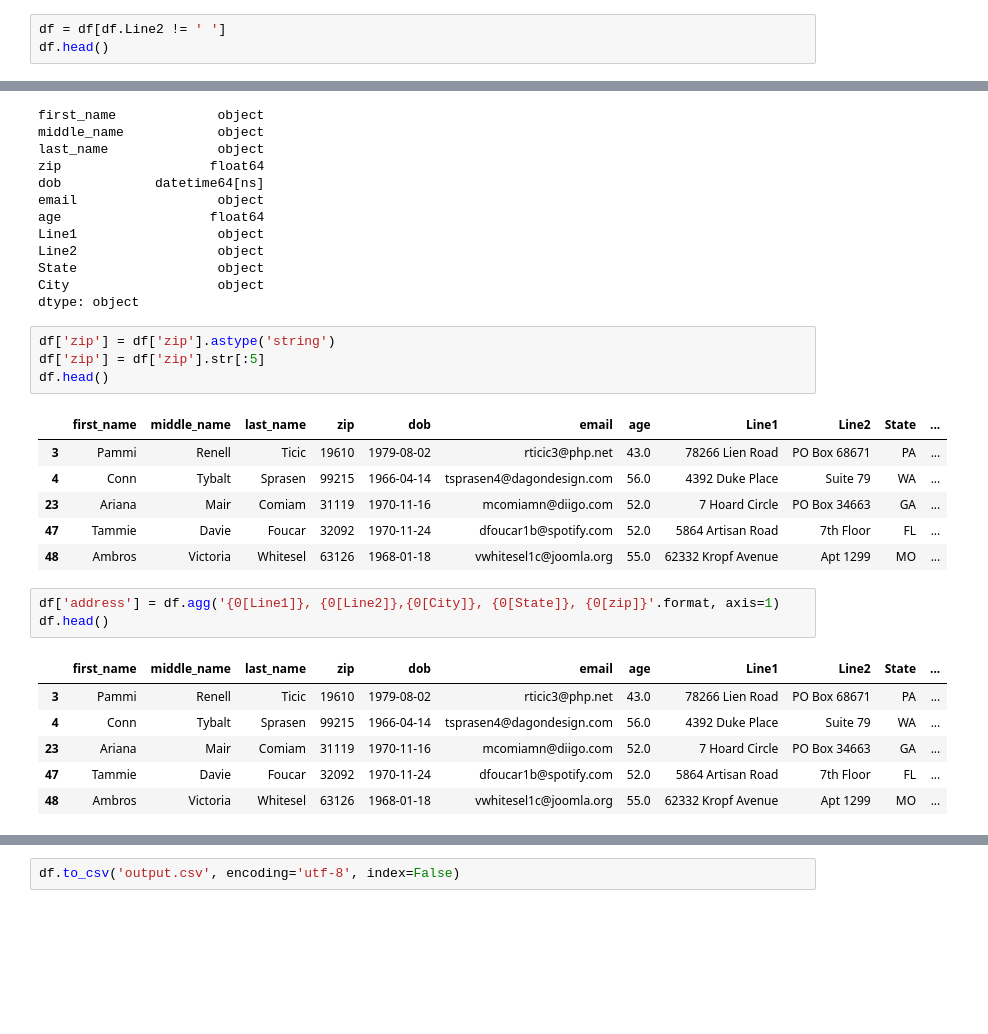
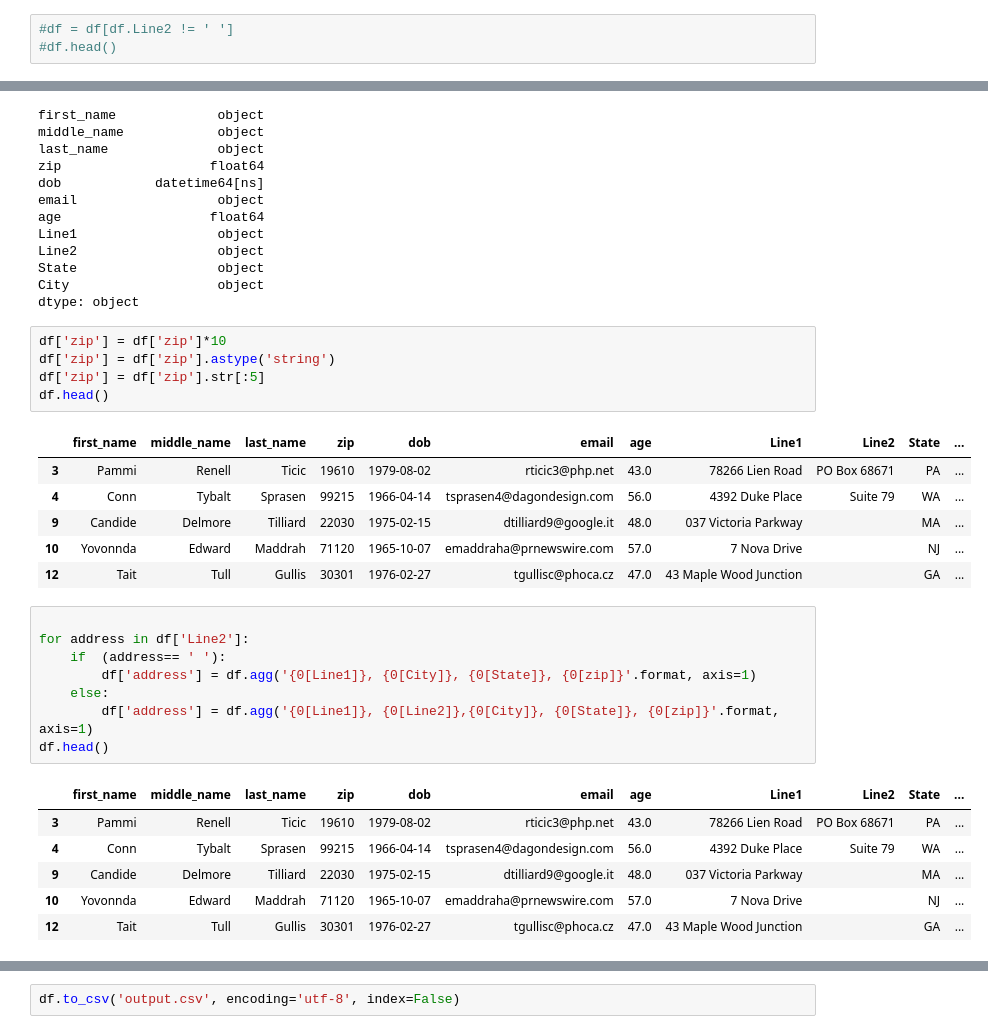
Before and after one commit to Shinhaeyoon/Project-2_ETL, a Jupyter notebook: Mini-project_ETL.ipynb, the cells around one changed output, grey strips where cells are left out. Drawn from its saved outputs; the diff is of its cells as text; blank space fills up the shorter version.

```diff
--- a/Mini-project_ETL.ipynb
+++ b/Mini-project_ETL.ipynb
@@ -142,5 +142,5 @@ df.head()
 | 10 | Yovonnda | Edward | Maddrah | NJ-Newark | 7112.0 | 1965-10-07 | emaddraha@prnewswire.com | 57.0 | 7 Nova Drive |  |
 | 12 | Tait | Tull | Gullis | GA-Atlanta | 30301.0 | 1976-02-27 | tgullisc@phoca.cz | 47.0 | 43 Maple Wood Junction |  |
 # %%
-df = df[df.Line2 != ' ']
-df.head()
+#df = df[df.Line2 != ' ']
+#df.head()
@@ -178,26 +171,32 @@ State                  object
 City                   object
 dtype: object
 # %%
+df['zip'] = df['zip']*10
 df['zip'] = df['zip'].astype('string')
 df['zip'] = df['zip'].str[:5]
 df.head()
 # %% [output]
 |  | first_name | middle_name | last_name | zip | dob | email | age | Line1 | Line2 | State | ... |
 | 3 | Pammi | Renell | Ticic | 19610 | 1979-08-02 | rticic3@php.net | 43.0 | 78266 Lien Road | PO Box 68671 | PA | ... |
 | 4 | Conn | Tybalt | Sprasen | 99215 | 1966-04-14 | tsprasen4@dagondesign.com | 56.0 | 4392 Duke Place | Suite 79 | WA | ... |
-| 23 | Ariana | Mair | Comiam | 31119 | 1970-11-16 | mcomiamn@diigo.com | 52.0 | 7 Hoard Circle | PO Box 34663 | GA | ... |
-| 47 | Tammie | Davie | Foucar | 32092 | 1970-11-24 | dfoucar1b@spotify.com | 52.0 | 5864 Artisan Road | 7th Floor | FL | ... |
-| 48 | Ambros | Victoria | Whitesel | 63126 | 1968-01-18 | vwhitesel1c@joomla.org | 55.0 | 62332 Kropf Avenue | Apt 1299 | MO | ... |
+| 9 | Candide | Delmore | Tilliard | 22030 | 1975-02-15 | dtilliard9@google.it | 48.0 | 037 Victoria Parkway |  | MA | ... |
+| 10 | Yovonnda | Edward | Maddrah | 71120 | 1965-10-07 | emaddraha@prnewswire.com | 57.0 | 7 Nova Drive |  | NJ | ... |
+| 12 | Tait | Tull | Gullis | 30301 | 1976-02-27 | tgullisc@phoca.cz | 47.0 | 43 Maple Wood Junction |  | GA | ... |
 # %%
-df['address'] = df.agg('{0[Line1]}, {0[Line2]},{0[City]}, {0[State]}, {0[zip]}'.format, axis=1)
+
+for address in df['Line2']:
+    if  (address== ' '):
+        df['address'] = df.agg('{0[Line1]}, {0[City]}, {0[State]}, {0[zip]}'.format, axis=1)
+    else:
+        df['address'] = df.agg('{0[Line1]}, {0[Line2]},{0[City]}, {0[State]}, {0[zip]}'.format, axis=1)
 df.head()
 # %% [output]
 |  | first_name | middle_name | last_name | zip | dob | email | age | Line1 | Line2 | State | ... |
 | 3 | Pammi | Renell | Ticic | 19610 | 1979-08-02 | rticic3@php.net | 43.0 | 78266 Lien Road | PO Box 68671 | PA | ... |
 | 4 | Conn | Tybalt | Sprasen | 99215 | 1966-04-14 | tsprasen4@dagondesign.com | 56.0 | 4392 Duke Place | Suite 79 | WA | ... |
-| 23 | Ariana | Mair | Comiam | 31119 | 1970-11-16 | mcomiamn@diigo.com | 52.0 | 7 Hoard Circle | PO Box 34663 | GA | ... |
-| 47 | Tammie | Davie | Foucar | 32092 | 1970-11-24 | dfoucar1b@spotify.com | 52.0 | 5864 Artisan Road | 7th Floor | FL | ... |
-| 48 | Ambros | Victoria | Whitesel | 63126 | 1968-01-18 | vwhitesel1c@joomla.org | 55.0 | 62332 Kropf Avenue | Apt 1299 | MO | ... |
+| 9 | Candide | Delmore | Tilliard | 22030 | 1975-02-15 | dtilliard9@google.it | 48.0 | 037 Victoria Parkway |  | MA | ... |
+| 10 | Yovonnda | Edward | Maddrah | 71120 | 1965-10-07 | emaddraha@prnewswire.com | 57.0 | 7 Nova Drive |  | NJ | ... |
+| 12 | Tait | Tull | Gullis | 30301 | 1976-02-27 | tgullisc@phoca.cz | 47.0 | 43 Maple Wood Junction |  | GA | ... |
 # %%
 df = df.drop('zip', axis=1)
 df = df.drop('Line1', axis=1)
```
Also changed, not shown: parts of 4 cells of this notebook, 1 other file.
